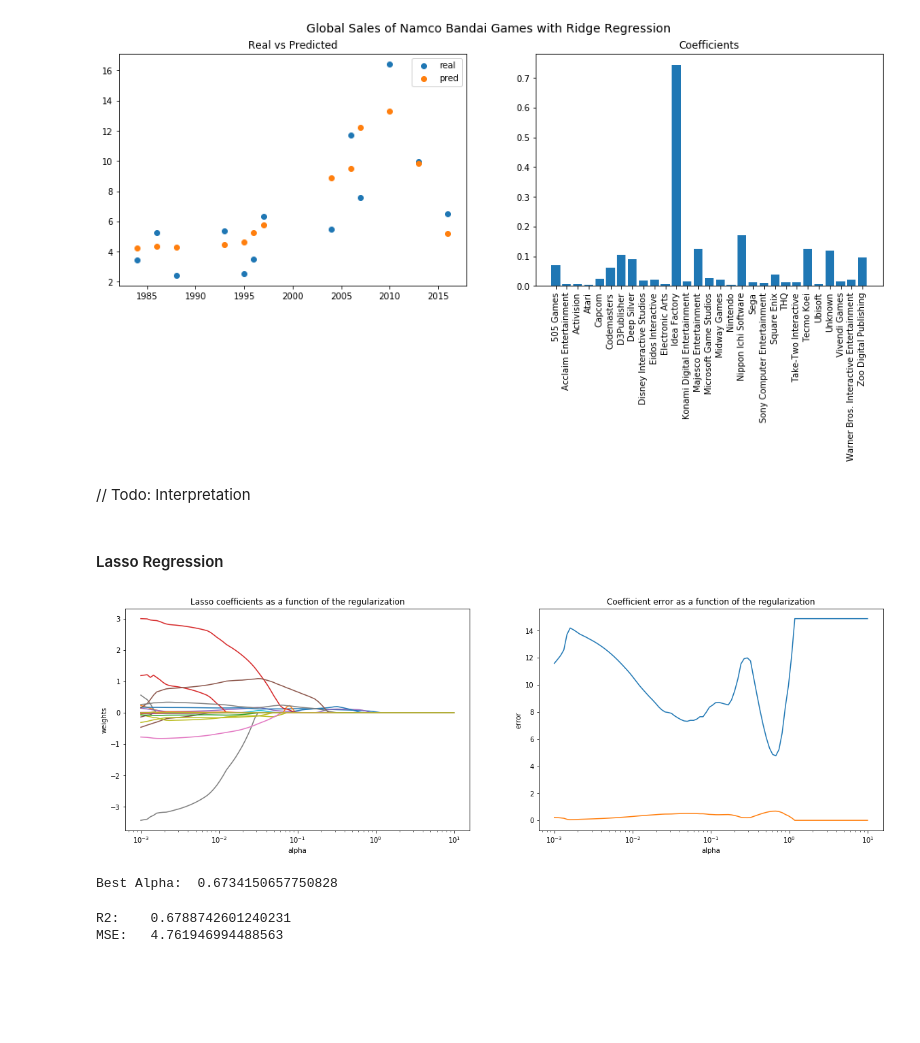
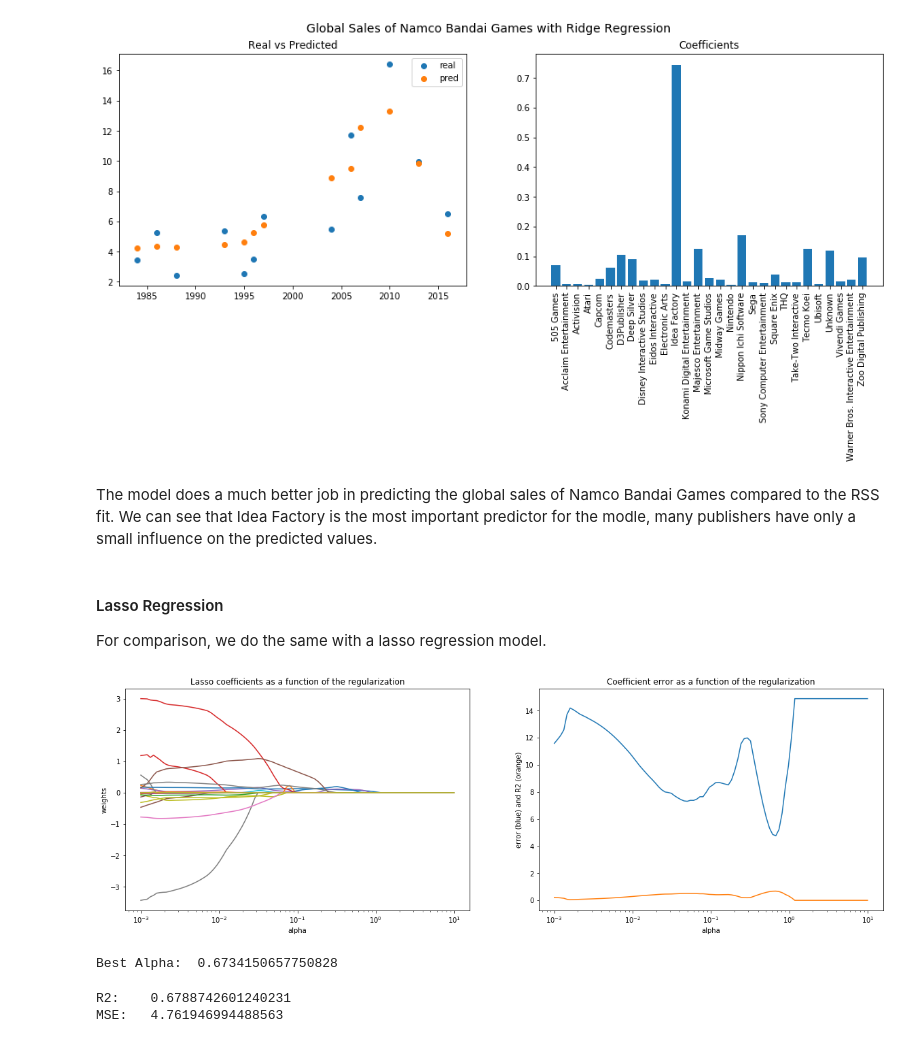
Before and after one commit to RageJohnny/algo_seminararbeit, a Jupyter notebook: DatavsDecision_ONot_GLMs.ipynb, the cells around one changed output. Saved outputs shown, nothing was run; the diff lists cells and outputs as text; code cells hidden in the pictures; blank space fills up the shorter version.

Commit message:
added interpretations

```diff
--- a/DatavsDecision_ONot_GLMs.ipynb
+++ b/DatavsDecision_ONot_GLMs.ipynb
@@ -288,7 +304,7 @@ coefs = []
 errors = []
 r_squ = []
 
-alphas = np.logspace(-6, 6, 100)
+alphas = np.logspace(-6, 3, 100)
 
 # Train the model with different regularisation strengths
 for a in alphas:
@@ -316,7 +332,7 @@ ax.plot(alphas, errors)
 ax.plot(alphas, r_squ)
 ax.set_xscale('log')
 plt.xlabel('alpha')
-plt.ylabel('error')
+plt.ylabel('error (blue) and R2 (orange)')
 plt.title('Coefficient error as a function of the regularization')
 plt.axis('tight')
 
@@ -345,10 +363,11 @@ plt_reg(y_test, y_pred, coef, 'Ridge Regression')
 R2:    0.6747626548257615
 MSE:   4.822917648850129
 [figure]
-# %% [markdown]
-// Todo: Interpretation
-# %% [markdown]
-#### Lasso Regression
+# %% [markdown]
+The model does a much better job in predicting the global sales of Namco Bandai Games compared to the RSS fit. We can see that Idea Factory is the most important predictor for the modle, many publishers have only a small influence on the predicted values.
+# %% [markdown]
+#### Lasso Regression
+For comparison, we do the same with a lasso regression model.
 # %%
 # adapted from <Kornel Kielczewski -- <kornel.k@plusnet.pl>
 from sklearn.linear_model import Lasso
@@ -368,35 +387,35 @@ for a in alphas:
     errors.append(mean_squared_error(y_test, clf.predict(X_test)))
     r_squ.append(r2_score(y_test, clf.predict(X_test)))
 
 # Display results
 plt.figure(figsize=(20, 6))
 
 plt.subplot(121)
 ax = plt.gca()
 ax.plot(alphas, coefs)
 ax.set_xscale('log')
 plt.xlabel('alpha')
 plt.ylabel('weights')
 plt.title('Lasso coefficients as a function of the regularization')
 plt.axis('tight')
 
 plt.subplot(122)
 ax = plt.gca()
 ax.plot(alphas, errors)
 ax.plot(alphas, r_squ)
 ax.set_xscale('log')
 plt.xlabel('alpha')
-plt.ylabel('error')
+plt.ylabel('error (blue) and R2 (orange)')
 plt.title('Coefficient error as a function of the regularization')
 plt.axis('tight')
 
 plt.show()
 
 # get best alpha
 best_alpha = alphas[errors.index(min(errors))]
 print('Best Alpha: ', best_alpha)
 # %% [output]
-[figure, old version]
+[figure, new version]
 Best Alpha:  0.6734150657750828
 # %%
 #Fit the Lasso model
```
Also changed, not shown: parts of 25 cells of this notebook, 1 other file.
